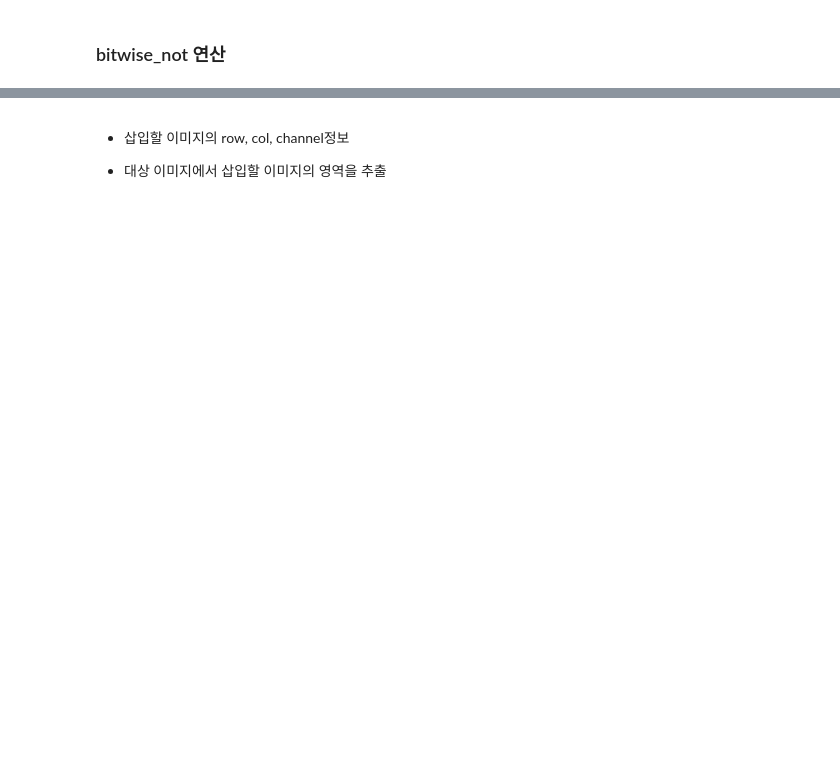
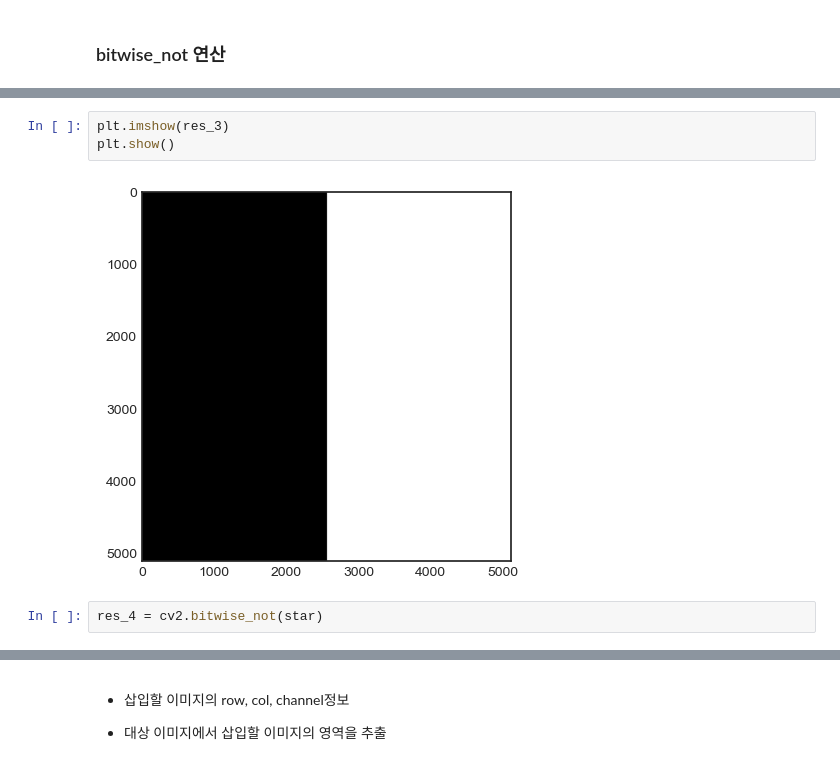
Before and after one commit to kksoo1769/study, a Jupyter notebook: code/computer_vision/01.OpenCV/03.image_operation.ipynb, the cells around one changed output, grey strips where cells are left out. Saved outputs shown, nothing was run; the diff lists cells and outputs as text; blank space fills up the shorter version.

```diff
--- a/code/computer_vision/01.OpenCV/03.image_operation.ipynb
+++ b/code/computer_vision/01.OpenCV/03.image_operation.ipynb
@@ -359,0 +365,7 @@ cv2.__version__
+# %%
+plt.imshow(res_3)
+plt.show()
+# %% [output]
+[figure, added]
+# %%
+res_4 = cv2.bitwise_not(star)
```
Also changed, not shown: parts of 41 cells of this notebook, 2 other files.
